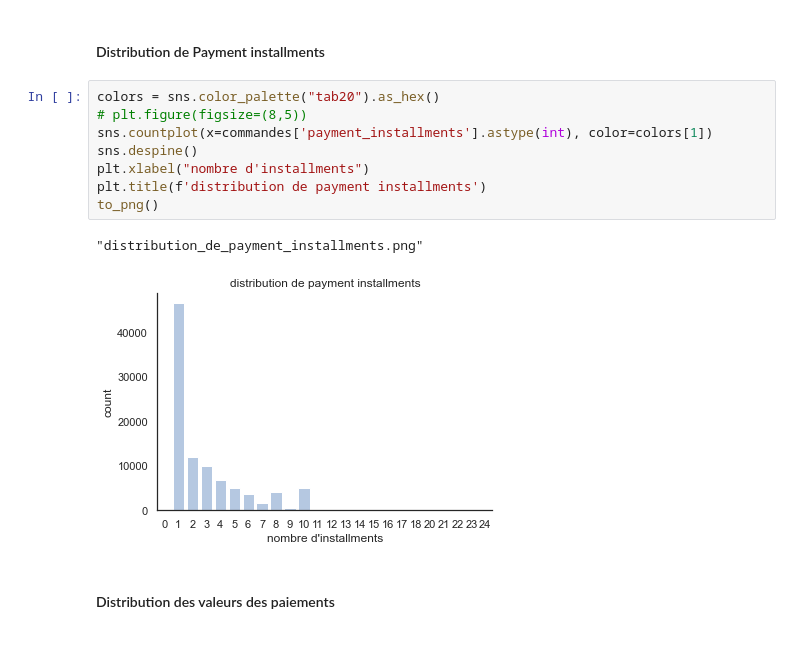
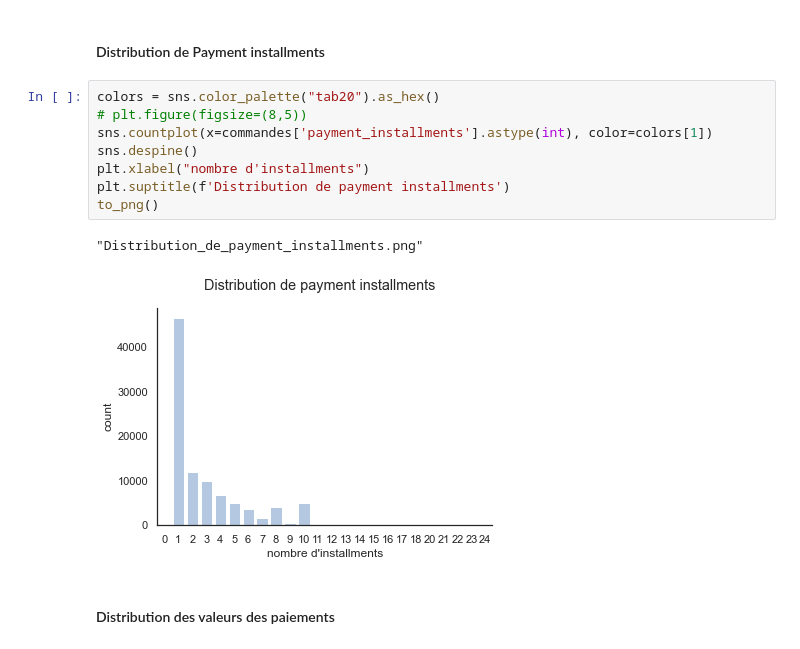
Before and after one commit to mrcreasey/oc-ds-p5-unsupervised-clustering, a Jupyter notebook: P5_01_analyse.ipynb, the cells around one changed output. Cells and saved outputs as stored; diff of their text form.

```diff
--- a/P5_01_analyse.ipynb
+++ b/P5_01_analyse.ipynb
@@ -1453,14 +1455,14 @@ to_png()
 # %%
 colors = sns.color_palette("tab20").as_hex()
 # plt.figure(figsize=(8,5))
 sns.countplot(x=commandes['payment_installments'].astype(int), color=colors[1])
 sns.despine()
 plt.xlabel("nombre d'installments")
-plt.title(f'distribution de payment installments')
+plt.suptitle(f'Distribution de payment installments')
 to_png()
 # %% [output]
-"distribution_de_payment_installments.png"
+"Distribution_de_payment_installments.png"
-[figure, old version]
+[figure, new version]
 # %% [markdown]
 #### Distribution des valeurs des paiements
 # %%
```
Also changed, not shown: parts of 29 cells of this notebook, 1 other file.
